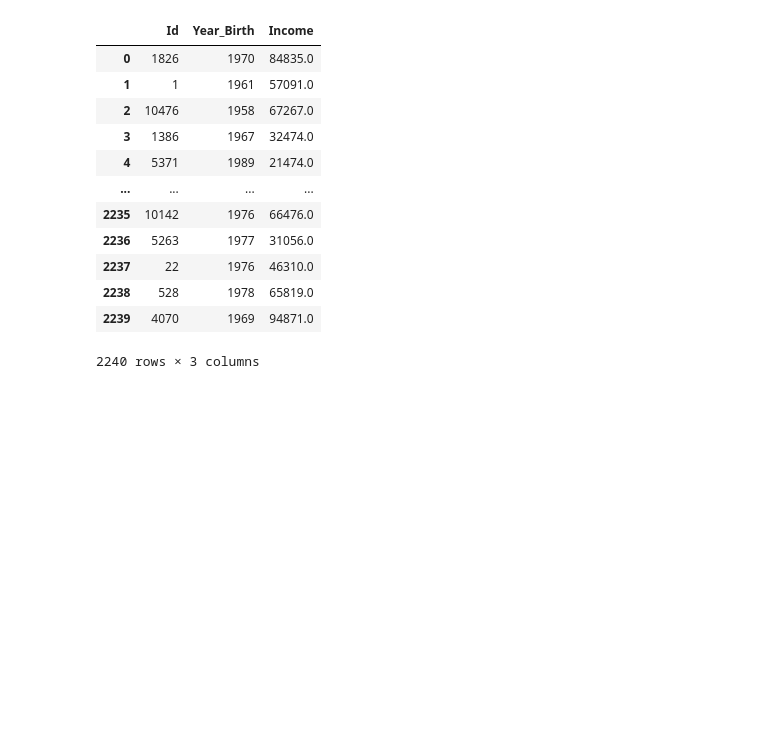
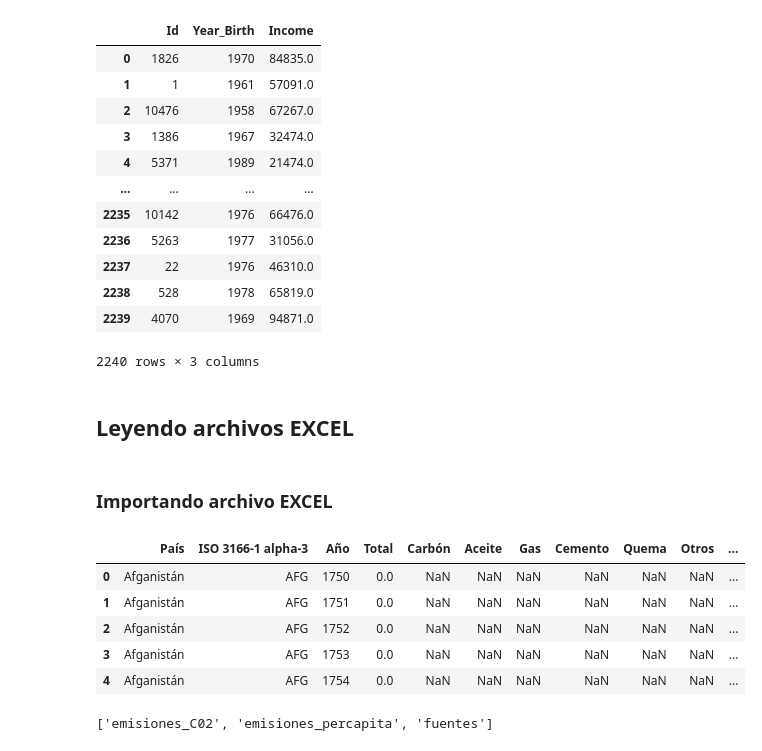
Before and after one commit to AndresCMontejo/PANDAS_I-O, a Jupyter notebook: Panda_I_O.ipynb, the cells around one changed output. Drawn from its saved outputs; the diff is of its cells as text; code cells hidden in the pictures; blank space fills up the shorter version.

```diff
--- a/Panda_I_O.ipynb
+++ b/Panda_I_O.ipynb
@@ -126,3 +126,7 @@ datos_mercados
 | 2238 | 528 | 1978 | 65819.0 |
 | 2239 | 4070 | 1969 | 94871.0 |
 2240 rows × 3 columns
+# %% [markdown]
+## **Leyendo archivos EXCEL**
+# %% [markdown]
+### **Importando archivo EXCEL**
@@ -128,0 +135,18 @@ datos_mercados
+# %%
+archivo = '/content/drive/MyDrive/ETL/PANDAS/PANDAS I O/emisiones_CO2.xlsx'
+# %%
+datos_co2 = pd.read_excel(archivo)
+datos_co2.head()
+# %% [output]
+|  | País | ISO 3166-1 alpha-3 | Año | Total | Carbón | Aceite | Gas | Cemento | Quema | Otros | ... |
+| 0 | Afganistán | AFG | 1750 | 0.0 | NaN | NaN | NaN | NaN | NaN | NaN | ... |
+| 1 | Afganistán | AFG | 1751 | 0.0 | NaN | NaN | NaN | NaN | NaN | NaN | ... |
+| 2 | Afganistán | AFG | 1752 | 0.0 | NaN | NaN | NaN | NaN | NaN | NaN | ... |
+| 3 | Afganistán | AFG | 1753 | 0.0 | NaN | NaN | NaN | NaN | NaN | NaN | ... |
+| 4 | Afganistán | AFG | 1754 | 0.0 | NaN | NaN | NaN | NaN | NaN | NaN | ... |
+# %%
+#En excel, se pueden crear hojas debajo de las tabla, pero por ahora no sabemos en que hoja estamos, y no sabemos cuantas hojas tiene el excel
+#para ello hacemos lo siguiente
+pd.ExcelFile(archivo).sheet_names #sheet_names precisamente significa nombre de hojas.
+# %% [output]
+['emisiones_C02', 'emisiones_percapita', 'fuentes']
```
Also changed, not shown: parts of 14 cells of this notebook.
